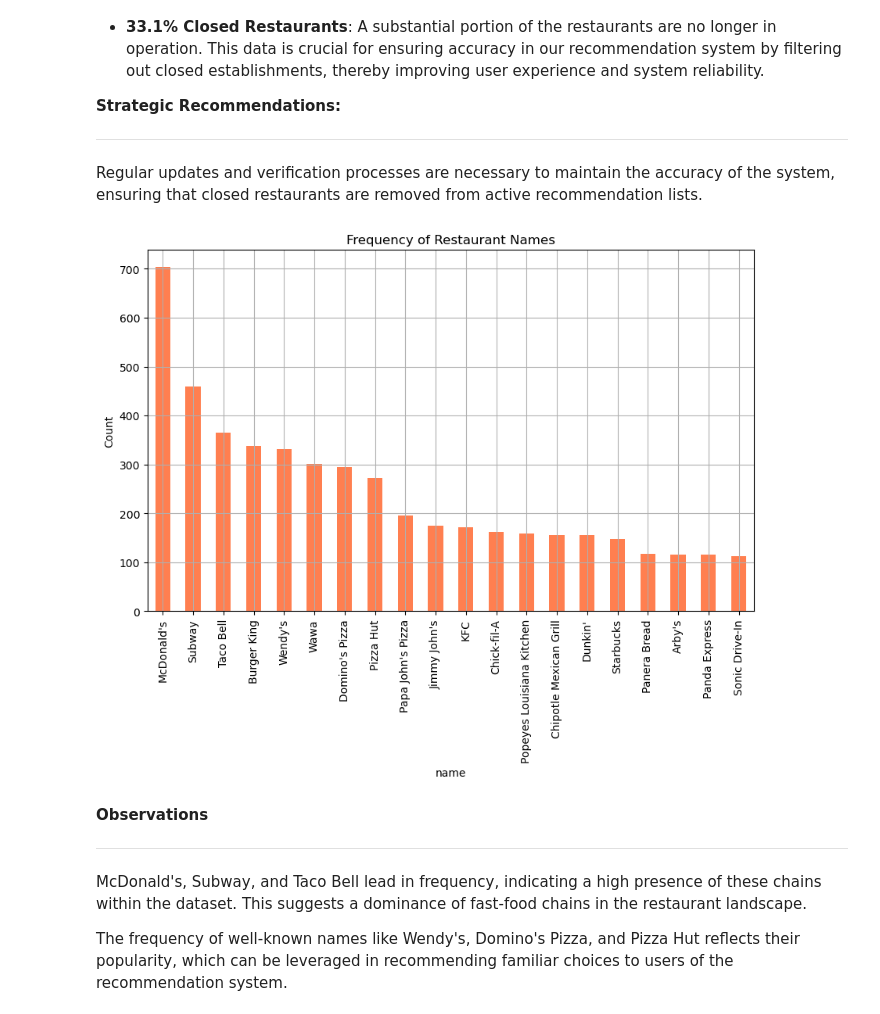
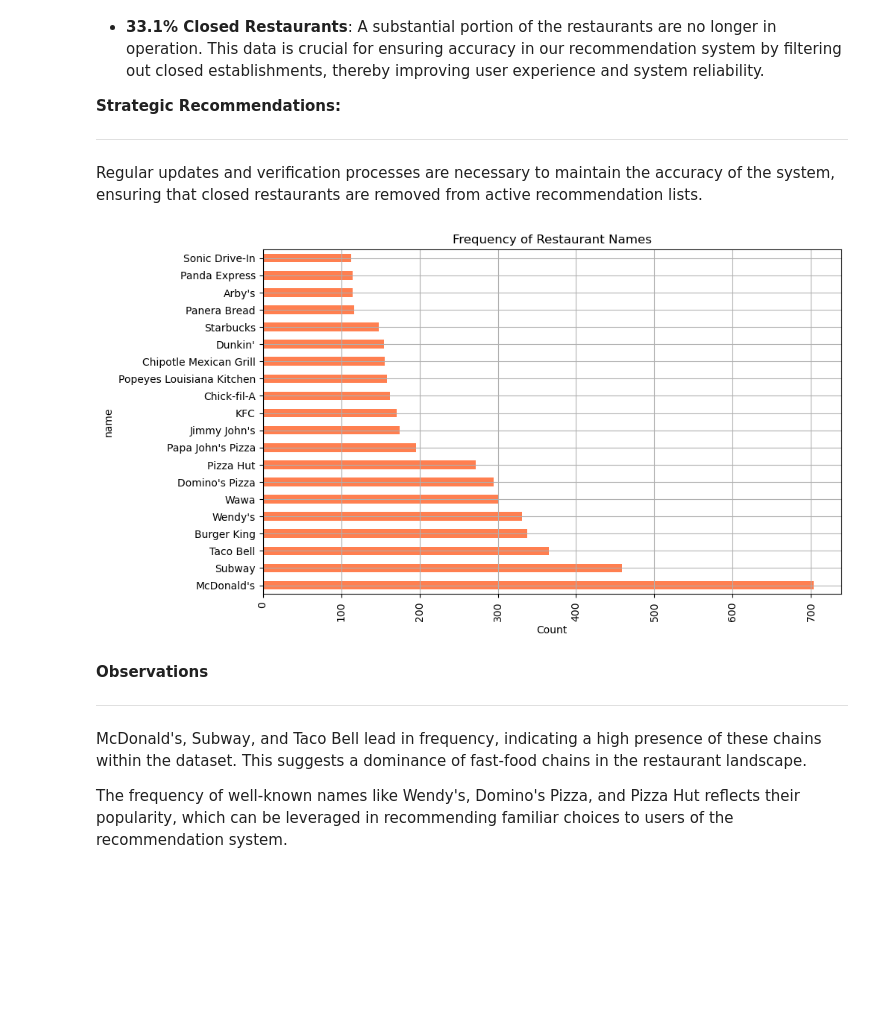
Before and after one commit to RonoHenry/Restaurant-Recommendation-System, a Jupyter notebook: Final Notebook.ipynb, the cells around one changed output. Drawn from its saved outputs; the diff is of its cells as text; code cells hidden in the pictures; blank space fills up the shorter version.

```diff
--- a/Final Notebook.ipynb
+++ b/Final Notebook.ipynb
@@ -347,9 +345,9 @@ uni_analysis.plot_pie_chart('is_open', 'Proportion of Open vs Closed Restaurants
  Regular updates and verification processes are necessary to maintain the accuracy of the system, ensuring that closed restaurants are removed from active recommendation lists.
 # %%
 # Plot on most common restaurant names in dataset
-uni_analysis.plot_bar_chart('name', 'Frequency of Restaurant Names', limit=20)
+uni_analysis.plot_bar_chart('name', 'Frequency of Restaurant Names', limit=20, horizontal=True, descending=True)
 # %% [output]
-[figure, old version]
+[figure, new version]
 # %% [markdown]
 **Observations**
 ***
```
Also changed, not shown: parts of 14 cells of this notebook, 1 other file.
